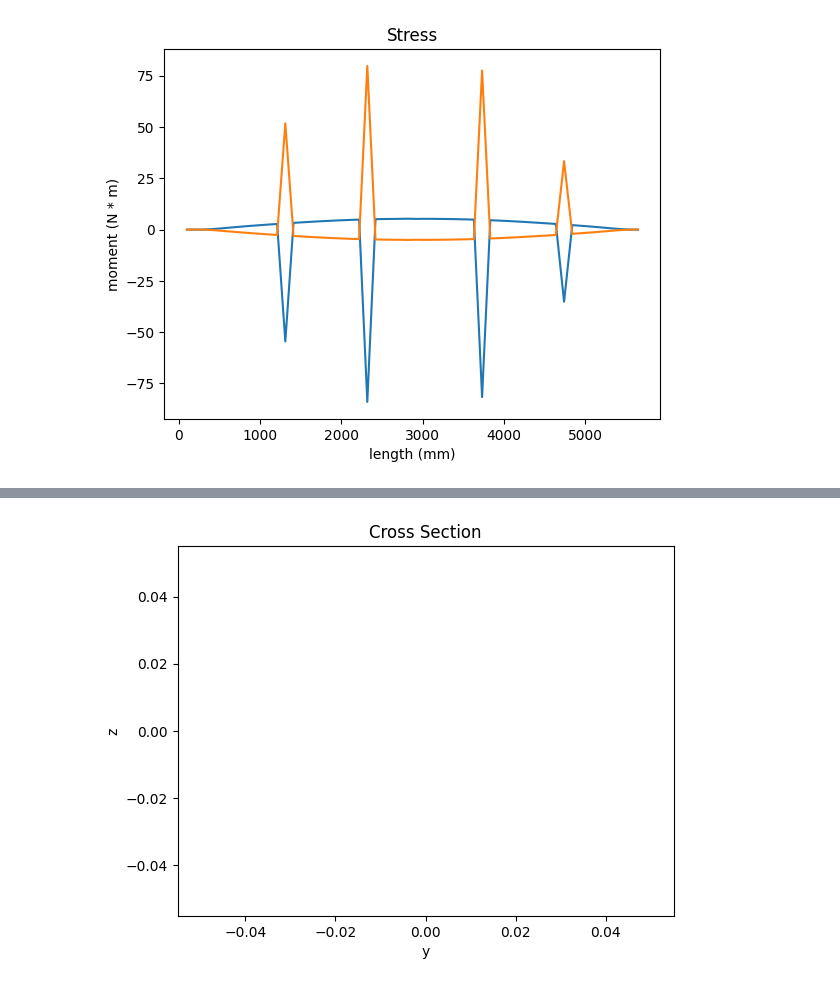
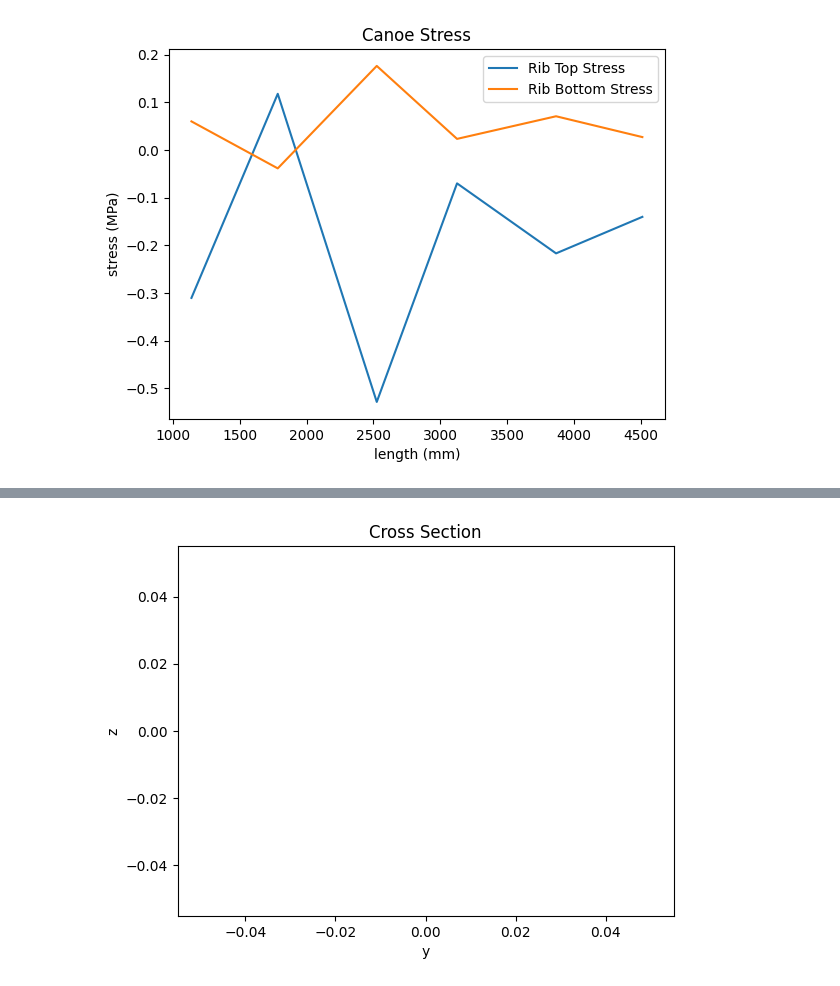
Before and after one commit to UWaterlooConcreteCanoe/Structural_Analysis, a Jupyter notebook: Transverse_Bending.ipynb, the cells around one changed output, grey strips where cells are left out. Cells and saved outputs as stored; diff of their text form; code cells hidden in the pictures.

```diff
--- a/Transverse_Bending.ipynb
+++ b/Transverse_Bending.ipynb
@@ -6,8 +6,16 @@ pad_weights = cv.pad_weights
 LLF = 1.3
 DLF = cv.DLF # Dead Load Factor
 
-# Position of paddlers with respect to left end of canoe (m)
-pad_po = [1.250, 2.300, 3.700, 4.650]
+mesh_thickness = cv.mesh_thickness
+
+# Position of paddlers with respect to left end of canoe (mm)
+
+pad_po = [1150, 2400, 3530, 4550]
+
+# Rib Positions (mm)
+rib_po = [1140, 1785, 2525, 3125, 3865, 4510]
+rib_width, rib_height = 50, 100 # mm
+rib_moment = [0 for _ in rib_po]
 
 # Choose between pad_weights
 paddler_weight = [pad_weights[2] * LLF, pad_weights[3] * LLF, pad_weights[3] * LLF, pad_weights[0] * LLF]
@@ -76,6 +101,7 @@ station = x_out.unique() # location of each station
 
 currentLength = 0
 nextPaddler = 0
+nextRib = 0
 
 stress_top = []
 stress_bottom = []
@@ -126,22 +152,22 @@ for k in range(0,station_no-1,1):
             Z2.append(z_out[i])
 
     # Calculate length, width, depth and waterline of this station
-    station_length = (X2_value - X1_value) / 1000 # m
-    station_width = max(Y1) / 1000 # m
-    station_depth = abs(min(Z1)) / 1000 # m
-    waterline = max(station_depth - grasshopper / 1000, 0) # m
+    station_length = (X2_value - X1_value) # mm
+    station_width = max(Y1) # mm
+    station_depth = abs(min(Z1)) # mm
+    waterline = max(station_depth - grasshopper, 0) # mm
 
-    moment_arm1 = station_width - concrete_thickness/2 # m
-    moment_arm2 = station_width/2 # m
-    self_weight1 = concrete_thickness * station_depth * station_length * concrete_density * 9.81 * DLF  # N
-    self_weight2 = concrete_thickness * station_width * station_length * concrete_density * 9.81 * DLF # N
+    moment_arm1 = station_width - concrete_thickness/2 # mm
+    moment_arm2 = station_width/2 # mm
+    self_weight1 = concrete_thickness * station_depth * station_length * concrete_density / 10**9 * 9.81 * DLF  # N
+    self_weight2 = concrete_thickness * station_width * station_length * concrete_density / 10**9 * 9.81 * DLF # N
 
     #                              ----------pressure--------- * --------------area---------------
-    horizontal_hydrostatic_force = 1000 * 9.81 * waterline / 2 * waterline * station_length # N
-    horizontal_hydrostatic_distance = waterline / 3 # m
+    horizontal_hydrostatic_force = 1000/10**9 * 9.81 * waterline / 2 * waterline * station_length # N
+    horizontal_hydrostatic_distance = waterline / 3 # mm
 
-    vertical_hydrostatic_force = 1000 * 9.81 * waterline * station_width * station_length # N
-    vertical_hydrostatic_distance = station_width / 2 # m
+    vertical_hydrostatic_force = 1000/10**9 * 9.81 * waterline * station_width * station_length # N
+    vertical_hydrostatic_distance = station_width / 2 # mm
 
     # Determine if a paddler is in this station
     current_paddler_weight = 0
@@ -153,36 +179,67 @@ for k in range(0,station_no-1,1):
         if(nextPaddler < len(pad_po) - 1):
             nextPaddler += 1
 
-    moment_arm_paddler = station_width / 2 # m
+    moment_arm_paddler = station_width / 2 # mm
     current_paddler_weight *= 9.81 # N
 
-    moment = horizontal_hydrostatic_force * horizontal_hydrostatic_distance + vertical_hydrostatic_force * vertical_hydrostatic_distance - self_weight1 * moment_arm1 - self_weight2 * moment_arm2 - current_paddler_weight * moment_arm_paddler
+    moment = (horizontal_hydrostatic_force * horizontal_hydrostatic_distance + vertical_hydrostatic_force * vertical_hydrostatic_distance - self_weight1 * moment_arm1 - self_weight2 * moment_arm2 - current_paddler_weight * moment_arm_paddler) / 1000 # N*m
 
-    print(f"{moment} = {horizontal_hydrostatic_force} * {horizontal_hydrostatic_distance} + {vertical_hydrostatic_force} * {vertical_hydrostatic_distance} - {self_weight1} * {moment_arm1} - {self_weight2} * {moment_arm2} - {current_paddler_weight} * {moment_arm_paddler}")
+    # Check to see if we have passed to the next set of ribs
+    if nextRib != len(rib_po) and rib_po[nextRib] < currentLength:
+        nextRib += 1
 
-    stress_top.append(moment*1000*ybar_top/I) # N/mm^2 (MPa)
-    stress_bottom.append(-moment*1000*ybar_bottom/I) # N/mm^2 (MPa)
+    # Split the moment between the two surrounding ribs as a ratio of distance
+    if nextRib == 0:
+        rib_moment[0] += moment
+    elif nextRib == len(rib_po):
+        rib_moment[-1] += moment
+    else:
+        ratio = (rib_po[nextRib] - currentLength) / (rib_po[nextRib] - rib_po[nextRib-1])
 
-    resistance_top.append(compressive_strength * I / ybar_top) # Nm
-    resistance_bottom.append(compressive_strength * I / ybar_bottom)  # Nm
+        rib_moment[nextRib-1] += ratio * moment
+        rib_moment[nextRib] += (1-ratio) * moment
+
+    stress_top.append(moment*1000*canoe_ybar_top/canoe_I) # N/mm^2 (MPa)
+    stress_bottom.append(-moment*1000*canoe_ybar_bottom/canoe_I) # N/mm^2 (MPa)
+
+    resistance_top.append(compressive_strength * canoe_I / canoe_ybar_top) # N*mm
+    resistance_bottom.append(compressive_strength * canoe_I / canoe_ybar_bottom)  # N*mm
 
     station_moments.append(moment)
 
+stress_top_rib = []
+stress_bottom_rib = []
 
+ribDivisions = [0] + [abs(ribPo1 + ribPo2) / 2 for ribPo1, ribPo2 in zip(rib_po, rib_po[1:])] + [round(globalStationLength * (station_no-1))]
+ribTributaries = [abs(ribDiv1 - ribDiv2) for ribDiv1, ribDiv2 in zip(ribDivisions, ribDivisions[1:])]
 
+print("Pos:", rib_po, "\nDivisions:", ribDivisions, "\nTributaries:", ribTributaries)
 
+for i in range(len(rib_po)):
 
-plt.plot(station[1:57], station_moments)
-plt.title('Moments')
+    rib_ybar_top, rib_ybar_bottom, rib_I = calculate_ybar_and_I_preceding_rib(cv.d_mesh_1, concrete_thickness, ribTributaries[i], rib_height, rib_width)
+
+    stress_top_rib.append(rib_moment[i]*1000*rib_ybar_top/rib_I) # N/mm^2 (MPa)
+    stress_bottom_rib.append(-rib_moment[i]*1000*rib_ybar_bottom/rib_I) # N/mm^2 (MPa)
+
+print("Rib moments (Nm):", rib_moment)
+print("Rib Stress Top (MPa):", stress_top_rib)
+print("Rib Stress Bottom (MPa):", stress_bottom_rib)
+
+plt.plot(station[1:57], station_moments, label="Canoe")
+plt.plot(rib_po, rib_moment, label="Rib")
+plt.title('Canoe Moment')
 plt.xlabel('length (mm)')
 plt.ylabel('moment (N * m)')
+plt.legend()
 plt.show()
 
-plt.plot(station[1:57], stress_top)
-plt.plot(station[1:57], stress_bottom)
-plt.title('Stress')
+plt.plot(rib_po, stress_top_rib, label="Rib Top Stress")
+plt.plot(rib_po, stress_bottom_rib, label="Rib Bottom Stress")
+plt.title('Canoe Stress')
 plt.xlabel('length (mm)')
-plt.ylabel('moment (N * m)')
+plt.ylabel('stress (MPa)')
+plt.legend()
 plt.show()
 
 print("Resistance Top:", resistance_top[23], "N*m")
@@ -209 +259 @@ print("Resistance Bottom:", resistance_bottom[23], "N*m")
-[figure, old version]
+[figure, new version]
```
Also changed, not shown: parts of 2 cells of this notebook, 8 other files.
